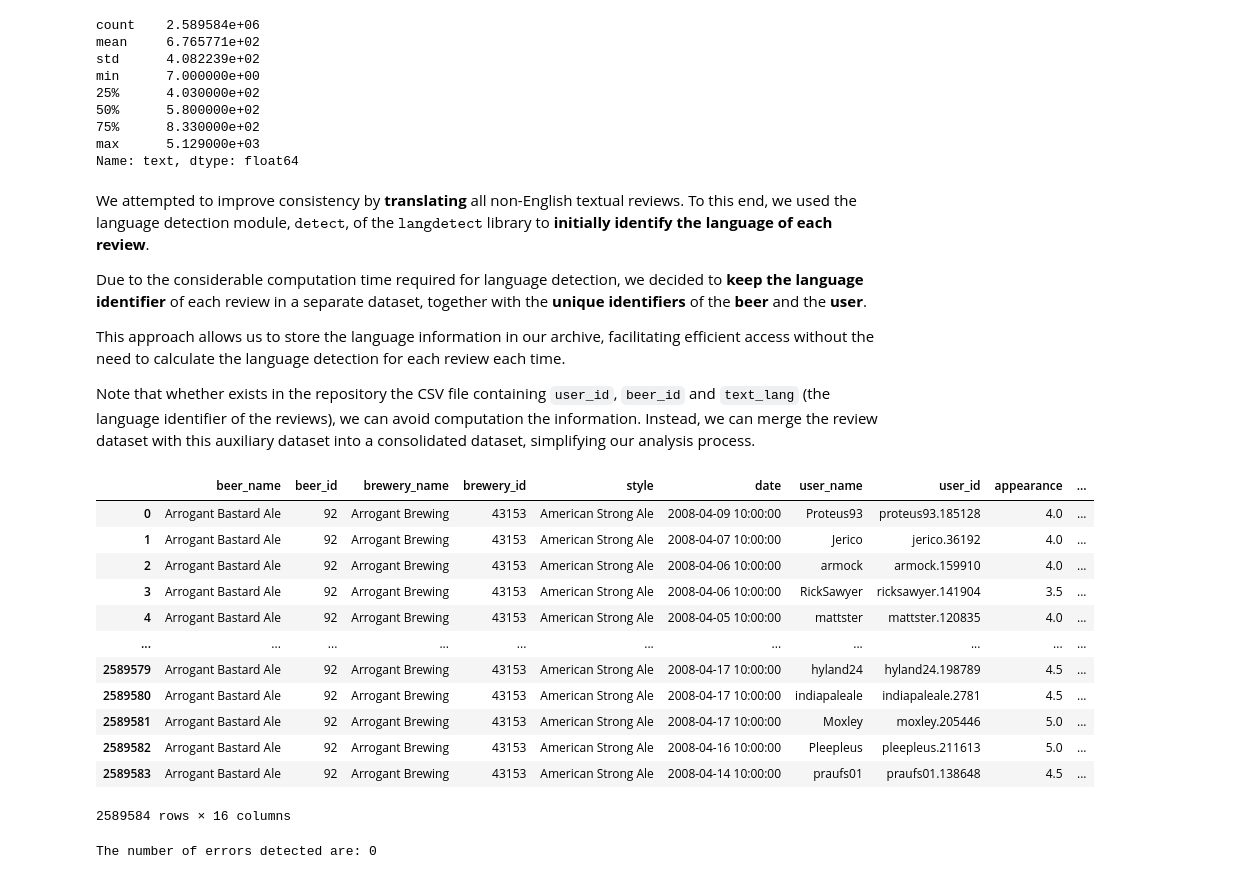
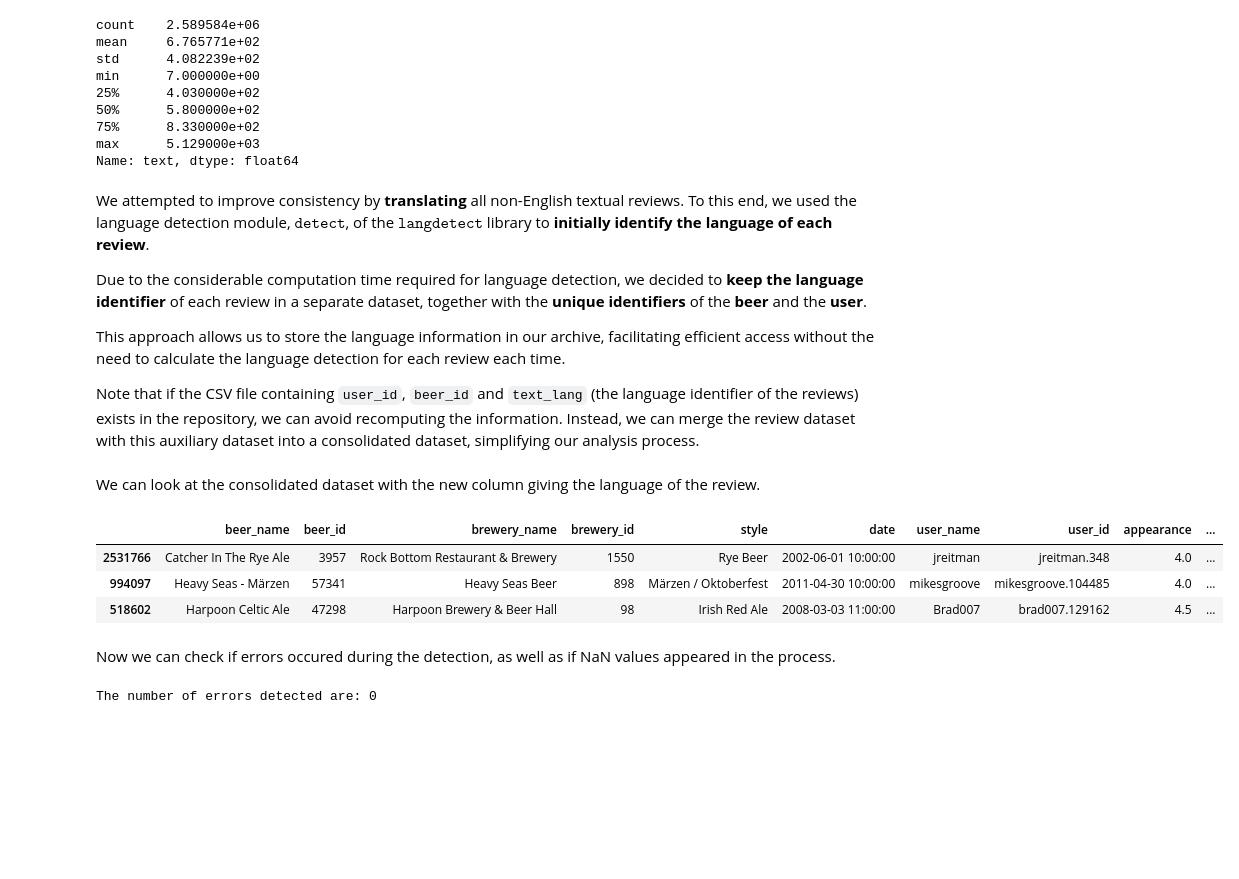
Before and after one commit to epfl-ada/ada-2023-project-todolegax, a Jupyter notebook: P2_initial_analysis.ipynb, the cells around one changed output. Saved outputs shown, nothing was run; the diff lists cells and outputs as text; code cells hidden in the pictures; blank space fills up the shorter version.

```diff
--- a/P2_initial_analysis.ipynb
+++ b/P2_initial_analysis.ipynb
@@ -482,4 +464,4 @@ Due to the considerable computation time required for language detection, we dec
 
 This approach allows us to store the language information in our archive, facilitating efficient access without the need to calculate the language detection for each review each time.
 
-Note that whether exists in the repository the CSV file containing `user_id`, `beer_id` and `text_lang` (the language identifier of the reviews), we can avoid computation the information. Instead, we can merge the review dataset with this auxiliary dataset into a consolidated dataset, simplifying our analysis process.
+Note that if the CSV file containing `user_id`, `beer_id` and `text_lang` (the language identifier of the reviews) exists in the repository, we can avoid recomputing the information. Instead, we can merge the review dataset with this auxiliary dataset into a consolidated dataset, simplifying our analysis process.
@@ -505,22 +507,18 @@ else:
 
     # Store the language information in a
     reviews_filt[['beer_id', 'user_id', 'text_lang']].to_csv(data_name, index=False)
-# %%
-display(reviews_filt)
-# %% [output]
-|  | beer_name | beer_id | brewery_name | brewery_id | style | date | user_name | user_id | appearance | ... |
-| 0 | Arrogant Bastard Ale | 92 | Arrogant Brewing | 43153 | American Strong Ale | 2008-04-09 10:00:00 | Proteus93 | proteus93.185128 | 4.0 | ... |
-| 1 | Arrogant Bastard Ale | 92 | Arrogant Brewing | 43153 | American Strong Ale | 2008-04-07 10:00:00 | Jerico | jerico.36192 | 4.0 | ... |
-| 2 | Arrogant Bastard Ale | 92 | Arrogant Brewing | 43153 | American Strong Ale | 2008-04-06 10:00:00 | armock | armock.159910 | 4.0 | ... |
-| 3 | Arrogant Bastard Ale | 92 | Arrogant Brewing | 43153 | American Strong Ale | 2008-04-06 10:00:00 | RickSawyer | ricksawyer.141904 | 3.5 | ... |
-| 4 | Arrogant Bastard Ale | 92 | Arrogant Brewing | 43153 | American Strong Ale | 2008-04-05 10:00:00 | mattster | mattster.120835 | 4.0 | ... |
-| ... | ... | ... | ... | ... | ... | ... | ... | ... | ... | ... |
-| 2589579 | Arrogant Bastard Ale | 92 | Arrogant Brewing | 43153 | American Strong Ale | 2008-04-17 10:00:00 | hyland24 | hyland24.198789 | 4.5 | ... |
-| 2589580 | Arrogant Bastard Ale | 92 | Arrogant Brewing | 43153 | American Strong Ale | 2008-04-17 10:00:00 | indiapaleale | indiapaleale.2781 | 4.5 | ... |
-| 2589581 | Arrogant Bastard Ale | 92 | Arrogant Brewing | 43153 | American Strong Ale | 2008-04-17 10:00:00 | Moxley | moxley.205446 | 5.0 | ... |
-| 2589582 | Arrogant Bastard Ale | 92 | Arrogant Brewing | 43153 | American Strong Ale | 2008-04-16 10:00:00 | Pleepleus | pleepleus.211613 | 5.0 | ... |
-| 2589583 | Arrogant Bastard Ale | 92 | Arrogant Brewing | 43153 | American Strong Ale | 2008-04-14 10:00:00 | praufs01 | praufs01.138648 | 4.5 | ... |
-2589584 rows × 16 columns
+# %% [markdown]
+We can look at the consolidated dataset with the new column giving the language of the review.
+# %%
+# display 3 randomly chosen rows of the new consolidated dataset
+display(reviews_filt.sample(3))
+# %% [output]
+|  | beer_name | beer_id | brewery_name | brewery_id | style | date | user_name | user_id | appearance | ... |
+| 2531766 | Catcher In The Rye Ale | 3957 | Rock Bottom Restaurant & Brewery | 1550 | Rye Beer | 2002-06-01 10:00:00 | jreitman | jreitman.348 | 4.0 | ... |
+| 994097 | Heavy Seas - Märzen | 57341 | Heavy Seas Beer | 898 | Märzen / Oktoberfest | 2011-04-30 10:00:00 | mikesgroove | mikesgroove.104485 | 4.0 | ... |
+| 518602 | Harpoon Celtic Ale | 47298 | Harpoon Brewery & Beer Hall | 98 | Irish Red Ale | 2008-03-03 11:00:00 | Brad007 | brad007.129162 | 4.5 | ... |
+# %% [markdown]
+Now we can check if errors occured during the detection, as well as if NaN values appeared in the process.
 # %%
 print('The number of errors detected are:', np.sum(reviews_filt['text_lang'] == CODE_ERROR))
 # %% [output]
```
Also changed, not shown: parts of 54 cells of this notebook.
